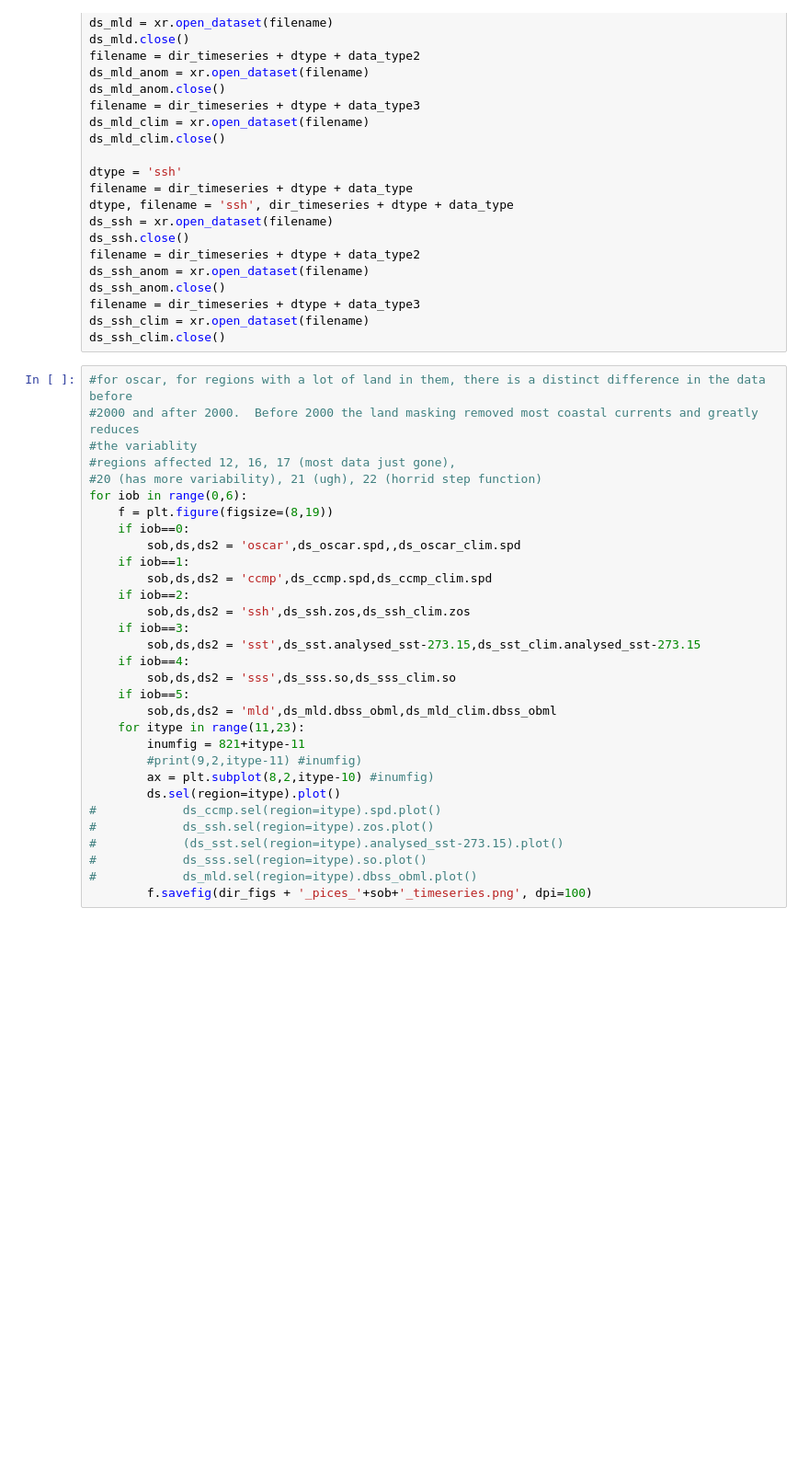
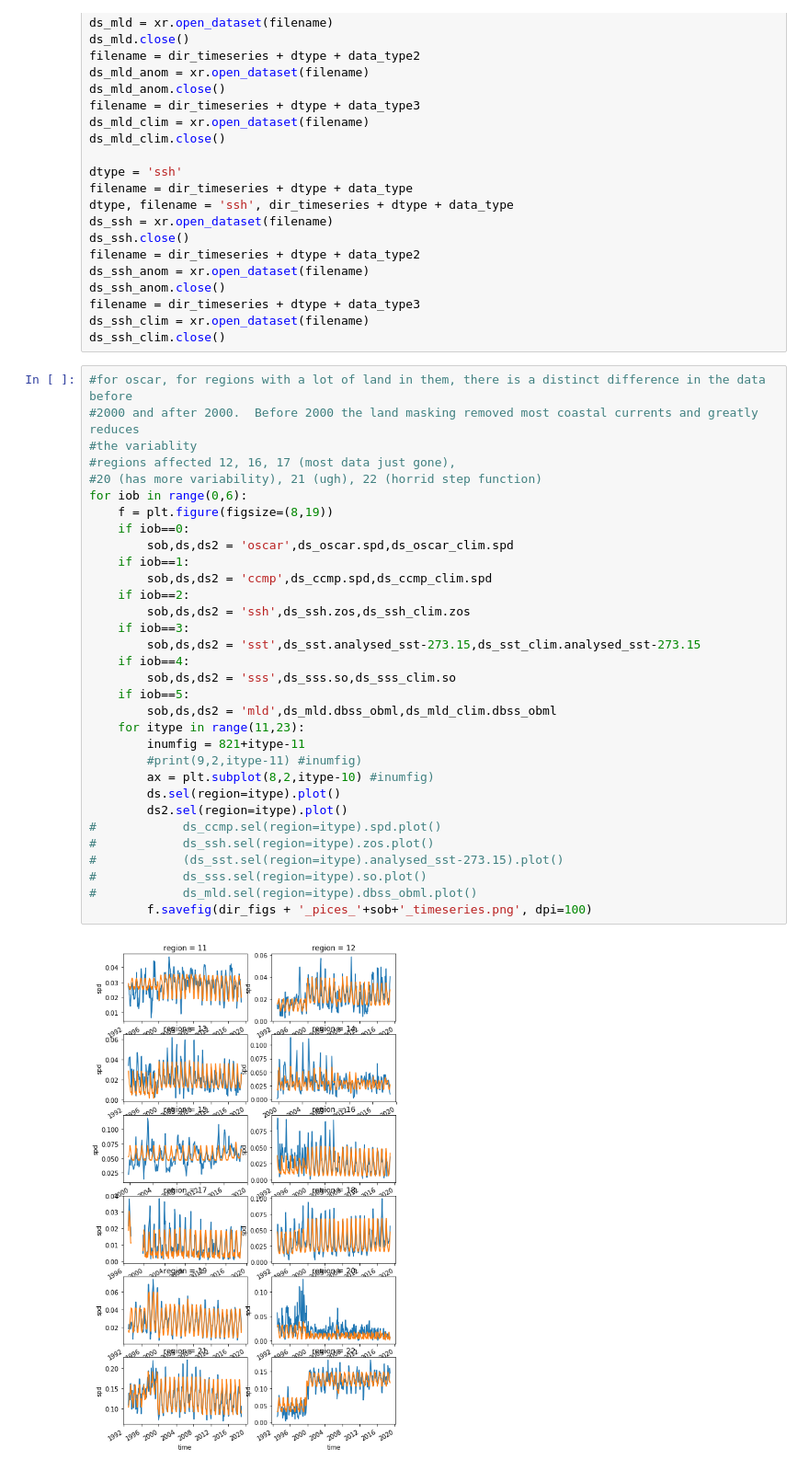
Before and after one commit to cgentemann/cloud_science, a Jupyter notebook: PICES/Plot PICES average environment in boxes.ipynb, the cells around one changed output. Shown at 92% size. Cells and saved outputs as stored; diff of their text form; blank space fills up the shorter version.

Commit message:
trying to fix image issue

```diff
--- a/PICES/Plot PICES average environment in boxes.ipynb
+++ b/PICES/Plot PICES average environment in boxes.ipynb
@@ -258,31 +259,34 @@ ds_ssh_clim.close()
 # %%
 #for oscar, for regions with a lot of land in them, there is a distinct difference in the data before
 #2000 and after 2000.  Before 2000 the land masking removed most coastal currents and greatly reduces
 #the variablity
 #regions affected 12, 16, 17 (most data just gone),
 #20 (has more variability), 21 (ugh), 22 (horrid step function)
 for iob in range(0,6):
     f = plt.figure(figsize=(8,19))
     if iob==0:
-        sob,ds,ds2 = 'oscar',ds_oscar.spd,,ds_oscar_clim.spd
+        sob,ds,ds2 = 'oscar',ds_oscar.spd,ds_oscar_clim.spd
     if iob==1:
         sob,ds,ds2 = 'ccmp',ds_ccmp.spd,ds_ccmp_clim.spd
     if iob==2:
         sob,ds,ds2 = 'ssh',ds_ssh.zos,ds_ssh_clim.zos
     if iob==3:
         sob,ds,ds2 = 'sst',ds_sst.analysed_sst-273.15,ds_sst_clim.analysed_sst-273.15
     if iob==4:
         sob,ds,ds2 = 'sss',ds_sss.so,ds_sss_clim.so
     if iob==5:
         sob,ds,ds2 = 'mld',ds_mld.dbss_obml,ds_mld_clim.dbss_obml
     for itype in range(11,23):
         inumfig = 821+itype-11
         #print(9,2,itype-11) #inumfig)
         ax = plt.subplot(8,2,itype-10) #inumfig)
         ds.sel(region=itype).plot()
+        ds2.sel(region=itype).plot()
 #            ds_ccmp.sel(region=itype).spd.plot()
 #            ds_ssh.sel(region=itype).zos.plot()
 #            (ds_sst.sel(region=itype).analysed_sst-273.15).plot()
 #            ds_sss.sel(region=itype).so.plot()
 #            ds_mld.sel(region=itype).dbss_obml.plot()
         f.savefig(dir_figs + '_pices_'+sob+'_timeseries.png', dpi=100)
+# %% [output]
+[figure, added]
```
Also changed, not shown: parts of 5 cells of this notebook.
